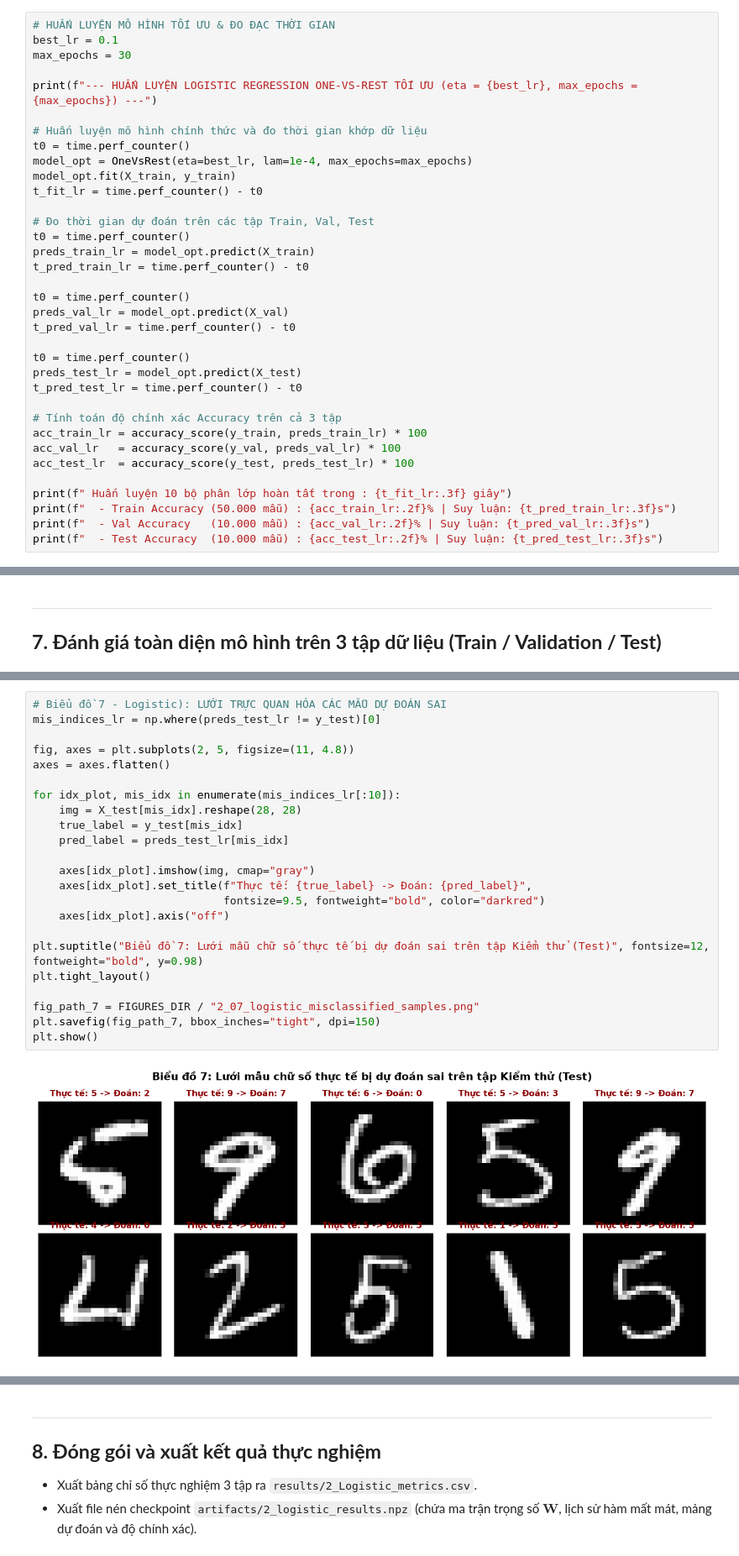
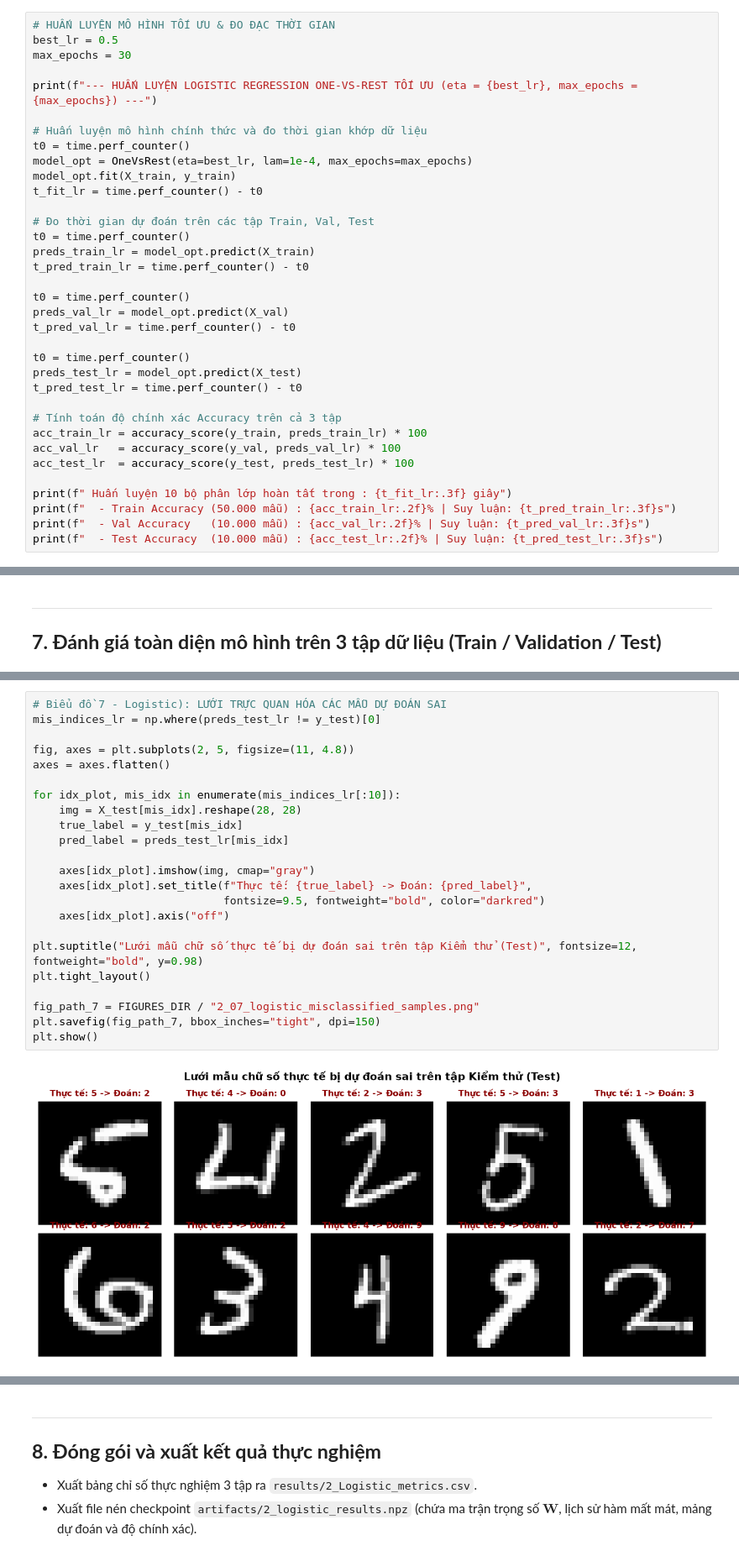
Before and after one commit to gautrangtoidayyy/Pattern-Recognition, a Jupyter notebook: notebook/2_Logistic.ipynb, the cells around one changed output, grey strips where cells are left out. Shown at 84% size. Drawn from its saved outputs; the diff is of its cells as text.

```diff
--- a/notebook/2_Logistic.ipynb
+++ b/notebook/2_Logistic.ipynb
@@ -451,7 +451,7 @@ Sau khi xác định siêu tham số tối ưu $\eta^* = 0.5$, ta tiến hành:
 3. Ghép véc-tơ trọng số của 10 mô hình con thành ma trận trọng số $\mathbf{W} \in \mathbb{R}^{785 \times 10}$, tái cấu trúc thành 10 ảnh kích thước $28 \times 28$ để quan sát **Bản đồ nhiệt khuôn mẫu nhận thức 10 chữ số** (**Biểu đồ 3**).
 # %%
 # HUẤN LUYỆN MÔ HÌNH TỐI ƯU & ĐO ĐẠC THỜI GIAN
-best_lr = 0.1
+best_lr = 0.5
 max_epochs = 30
 
 print(f"--- HUẤN LUYỆN LOGISTIC REGRESSION ONE-VS-REST TỐI ƯU (eta = {best_lr}, max_epochs = {max_epochs}) ---")
@@ -734,28 +734,28 @@ display(df_digits_lr)
 # %%
 # Biểu đồ 7 - Logistic): LƯỚI TRỰC QUAN HÓA CÁC MẪU DỰ ĐOÁN SAI
 mis_indices_lr = np.where(preds_test_lr != y_test)[0]
 
 fig, axes = plt.subplots(2, 5, figsize=(11, 4.8))
 axes = axes.flatten()
 
 for idx_plot, mis_idx in enumerate(mis_indices_lr[:10]):
     img = X_test[mis_idx].reshape(28, 28)
     true_label = y_test[mis_idx]
     pred_label = preds_test_lr[mis_idx]
 
     axes[idx_plot].imshow(img, cmap="gray")
     axes[idx_plot].set_title(f"Thực tế: {true_label} -> Đoán: {pred_label}",
                              fontsize=9.5, fontweight="bold", color="darkred")
     axes[idx_plot].axis("off")
 
-plt.suptitle("Biểu đồ 7: Lưới mẫu chữ số thực tế bị dự đoán sai trên tập Kiểm thử (Test)", fontsize=12, fontweight="bold", y=0.98)
+plt.suptitle("Lưới mẫu chữ số thực tế bị dự đoán sai trên tập Kiểm thử (Test)", fontsize=12, fontweight="bold", y=0.98)
 plt.tight_layout()
 
 fig_path_7 = FIGURES_DIR / "2_07_logistic_misclassified_samples.png"
 plt.savefig(fig_path_7, bbox_inches="tight", dpi=150)
 plt.show()
 # %% [output]
-[figure, old version]
+[figure, new version]
 # %% [markdown]
 ### **Nhận xét định lượng và phân tích kết quả thực nghiệm Logistic Regression**
 #### **7.1. Hiệu năng tổng thể và khả năng tổng quát hóa**
```
Also changed, not shown: parts of 15 cells of this notebook, 34 other files.
